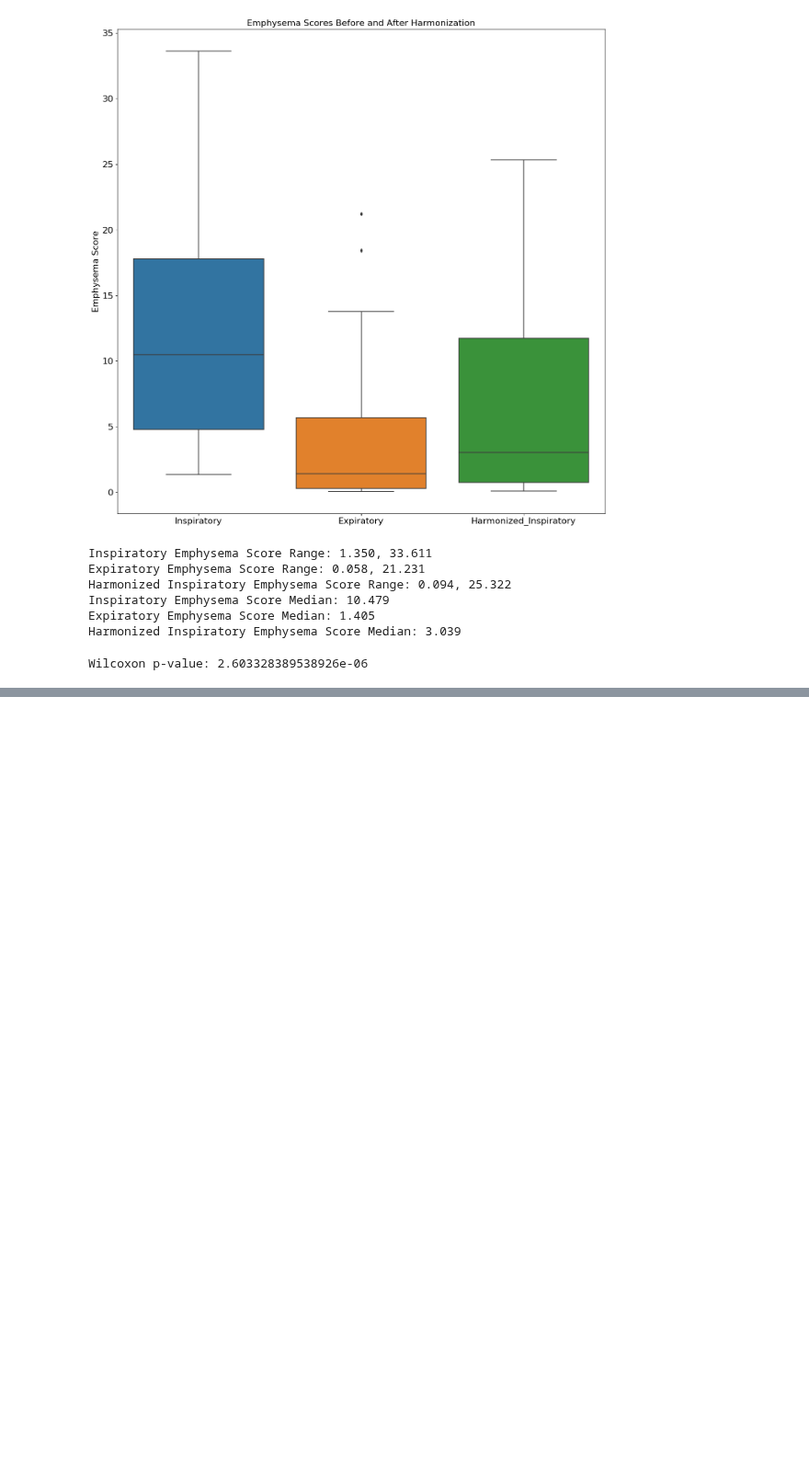
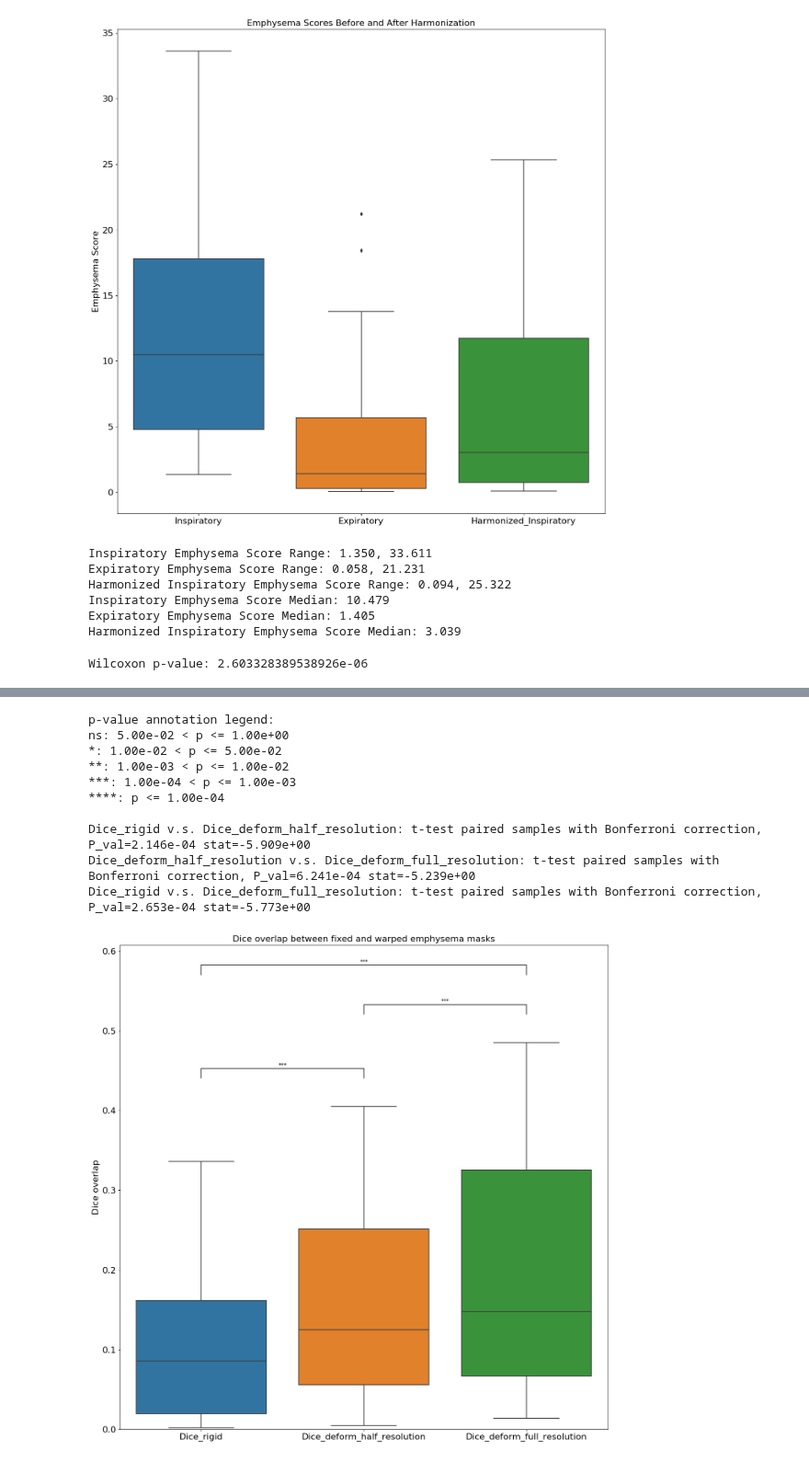
Before and after one commit to MASILab/Inhale_Exhale_CT, a Jupyter notebook: Figures/emphysema_validation.ipynb, the cells around one changed output, grey strips where cells are left out. Shown at 92% size. Saved outputs shown, nothing was run; the diff lists cells and outputs as text; code cells hidden in the pictures; blank space fills up the shorter version.

```diff
--- a/Figures/emphysema_validation.ipynb
+++ b/Figures/emphysema_validation.ipynb
@@ -120,3 +121,13 @@ pval = wilcoxon(diff_before, diff_after).pvalue
 print(f"Wilcoxon p-value:", pval)
 # %% [output]
 Wilcoxon p-value: 2.603328389538926e-06
+# %%
+### Dice scores on the ANTS full run. Rigid, old deform and full run
+output_warp_harmonized = "/nfs/masi/krishar1/SPIE_2025_InhaleExhaleCT/data_split/registration_ANTS_command_line/harm_ANTS_outputs_exptoinsp_large_images_emphysema_warped"
+
+output_warp_harmonized_files = [file for file in os.listdir(output_warp_harmonized) if not file.endswith("control_Warped.nii.gz")]
+
+output_warp_harmonized_files
+
+subjects_BONE = sorted([file.replace("masked_", "").replace("STANDARD", "BONE").replace("_Warped.nii.gz", ".nii.gz") for file in output_warp_harmonized_files])
+subjects_BONE
@@ -122,0 +158,10 @@ Wilcoxon p-value: 2.603328389538926e-06
+# %%
+emph_bone_harm = "/nfs/masi/krishar1/SPIE_2025_InhaleExhaleCT/experiments/insp_exp_run1_results_cycleGAN/harmonized_emphysema_epoch5/emphysema"
+emph_rigid_reg = "/nfs/masi/krishar1/SPIE_2025_InhaleExhaleCT/data_split/registration_ANTS_command_line/harm_rigid_registered_emphysema_masks_warped"
+emph_deform_reg = "/nfs/masi/krishar1/SPIE_2025_InhaleExhaleCT/data_split/registration_ANTS_command_line/ANTS_outputs_exptoinsp_harmonized_emphysema/warped_emphysema_masks"
+emph_ANTS_full_reg = "/nfs/masi/krishar1/SPIE_2025_InhaleExhaleCT/data_split/registration_ANTS_command_line/harm_ANTS_outputs_exptoinsp_large_images_emphysema_warped"
+
+emph_bone_harm_files = sorted([file for file in os.listdir(emph_bone_harm) if file in subjects_BONE])
+emph_rigid_reg_files = sorted([file for file in os.listdir(emph_rigid_reg) if file in output_warp_harmonized_files])
+emph_deform_reg_files = sorted([file for file in os.listdir(emph_deform_reg) if file in output_warp_harmonized_files])
+emph_ANTS_full_reg_files = sorted([file for file in os.listdir(emph_ANTS_full_reg) if file in output_warp_harmonized_files])
@@ -122,0 +205,49 @@ Wilcoxon p-value: 2.603328389538926e-06
+# %%
+import pandas as pd
+import seaborn as sns
+import matplotlib.pyplot as plt
+from scipy.stats import wilcoxon
+from statannot import add_stat_annotation
+
+# Assuming dice_overlap_rigid, dice_overlap_deform, and dice_overlap_full are defined
+data = {
+    'Dice_rigid': dice_overlap_rigid,
+    'Dice_deform_half_resolution': dice_overlap_deform,
+    'Dice_deform_full_resolution': dice_overlap_full
+}
+
+df = pd.DataFrame(data)
+
+plt.figure(figsize=(16, 16))
+ax = sns.boxplot(data=df)
+plt.ylabel("Dice overlap", fontsize=16)
+plt.xticks(fontsize=16)
+# plt.xticks(rotation=45)
+plt.ylim(0, 0.6)
+plt.yticks(fontsize=16)
+plt.title("Dice overlap between fixed and warped emphysema masks", fontsize=16)
+
+# Add statistical annotations
+box_pairs = [
+    ("Dice_rigid", "Dice_deform_half_resolution"),
+    ("Dice_rigid", "Dice_deform_full_resolution"),
+    ("Dice_deform_half_resolution", "Dice_deform_full_resolution")
+]
+
+# Perform Wilcoxon signed-rank test and annotate
+add_stat_annotation(ax, data=df, box_pairs=box_pairs,
+                    test='t-test_paired', text_format='star', loc='inside', verbose=2)
+plt.savefig("/nfs/masi/krishar1/SPIE_2025_InhaleExhaleCT/SPIE_paper_figures/quantitative/dice_overlap_harmonized_cases.tiff", dpi=300)
+plt.show()
+# %% [output]
+p-value annotation legend:
+ns: 5.00e-02 < p <= 1.00e+00
+*: 1.00e-02 < p <= 5.00e-02
+**: 1.00e-03 < p <= 1.00e-02
+***: 1.00e-04 < p <= 1.00e-03
+****: p <= 1.00e-04
+
+Dice_rigid v.s. Dice_deform_half_resolution: t-test paired samples with Bonferroni correction, P_val=2.146e-04 stat=-5.909e+00
+Dice_deform_half_resolution v.s. Dice_deform_full_resolution: t-test paired samples with Bonferroni correction, P_val=6.241e-04 stat=-5.239e+00
+Dice_rigid v.s. Dice_deform_full_resolution: t-test paired samples with Bonferroni correction, P_val=2.653e-04 stat=-5.773e+00
+[figure, added]
```
Also changed, not shown: parts of 5 cells of this notebook.
